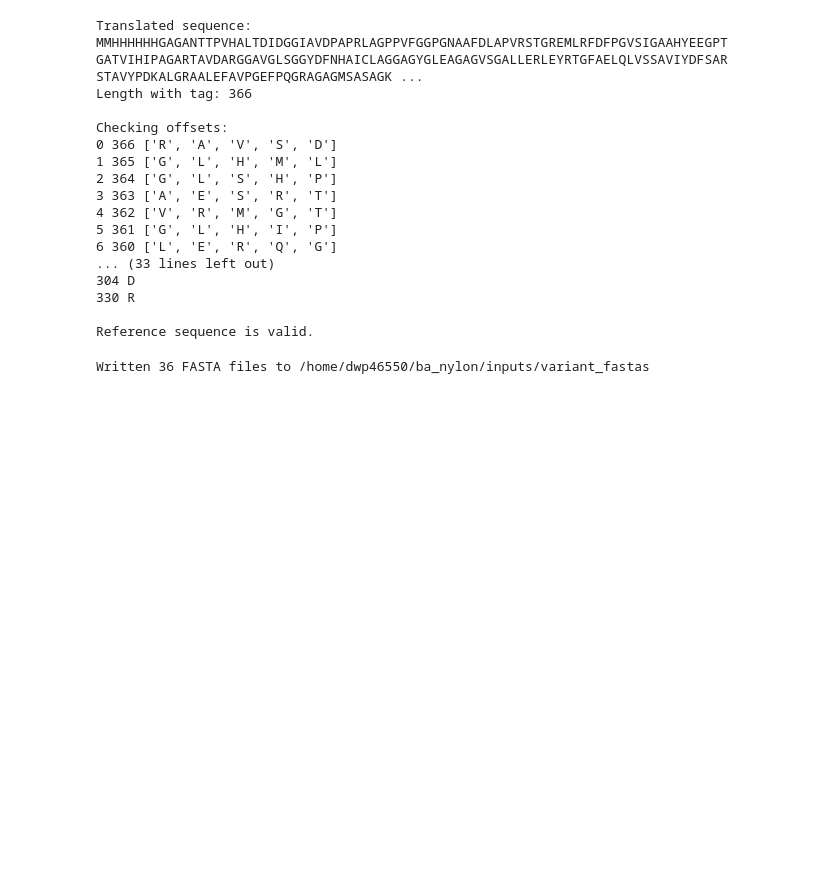
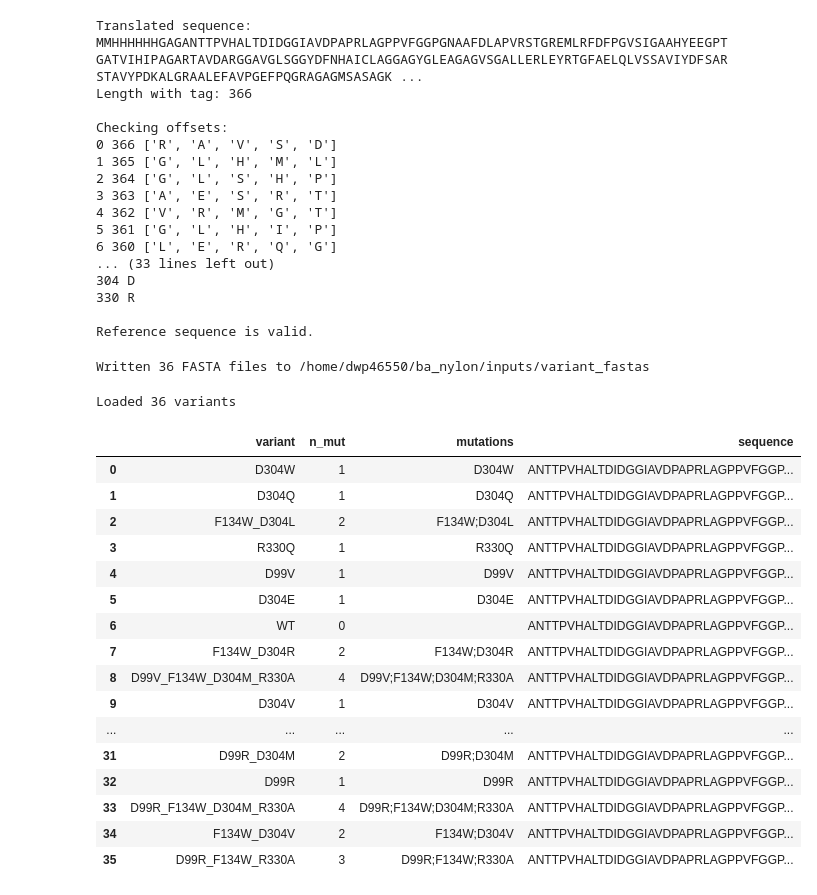
Before and after one commit to AJH305/nylon_md_features, a Jupyter notebook: Notebooks/02_lab_data_processing.ipynb, the cells around one changed output. Saved outputs shown, nothing was run; the diff lists cells and outputs as text; code cells hidden in the pictures; blank space fills up the shorter version.

```diff
--- a/Notebooks/02_lab_data_processing.ipynb
+++ b/Notebooks/02_lab_data_processing.ipynb
@@ -298,3 +298,58 @@ for _, row in df.iterrows():
 print(f"Written {len(df)} FASTA files to {out_dir}")
 # %% [output]
 Written 36 FASTA files to /home/dwp46550/ba_nylon/inputs/variant_fastas
+# %%
+from Bio import SeqIO
+
+fasta_dir = out_dir
+reference_file = out_dir/ "WT.fasta"
+
+reference_record = next(SeqIO.parse(reference_file, "fasta"))
+reference_seq = str(reference_record.seq)
+
+rows = []
+
+for fasta_file in fasta_dir.glob("*.fasta"):
+
+    record = next(SeqIO.parse(fasta_file, "fasta"))
+    seq = str(record.seq)
+
+    mutations = []
+
+    for pos, (wt_aa, var_aa) in enumerate(
+        zip(reference_seq, seq),
+        start=1
+    ):
+        if wt_aa != var_aa:
+            mutations.append(f"{wt_aa}{pos}{var_aa}")
+
+    rows.append({
+        "variant": fasta_file.stem,
+        "n_mut": len(mutations),
+        "mutations": ";".join(mutations),
+        "sequence": seq
+    })
+
+mutation_df = pd.DataFrame(rows)
+
+print(f"Loaded {len(mutation_df)} variants")
+display(mutation_df.head(36))
+# %% [output]
+Loaded 36 variants
+|  | variant | n_mut | mutations | sequence |
+| 0 | D304W | 1 | D304W | ANTTPVHALTDIDGGIAVDPAPRLAGPPVFGGP... |
+| 1 | D304Q | 1 | D304Q | ANTTPVHALTDIDGGIAVDPAPRLAGPPVFGGP... |
+| 2 | F134W_D304L | 2 | F134W;D304L | ANTTPVHALTDIDGGIAVDPAPRLAGPPVFGGP... |
+| 3 | R330Q | 1 | R330Q | ANTTPVHALTDIDGGIAVDPAPRLAGPPVFGGP... |
+| 4 | D99V | 1 | D99V | ANTTPVHALTDIDGGIAVDPAPRLAGPPVFGGP... |
+| 5 | D304E | 1 | D304E | ANTTPVHALTDIDGGIAVDPAPRLAGPPVFGGP... |
+| 6 | WT | 0 |  | ANTTPVHALTDIDGGIAVDPAPRLAGPPVFGGP... |
+| 7 | F134W_D304R | 2 | F134W;D304R | ANTTPVHALTDIDGGIAVDPAPRLAGPPVFGGP... |
+| 8 | D99V_F134W_D304M_R330A | 4 | D99V;F134W;D304M;R330A | ANTTPVHALTDIDGGIAVDPAPRLAGPPVFGGP... |
+| 9 | D304V | 1 | D304V | ANTTPVHALTDIDGGIAVDPAPRLAGPPVFGGP... |
+| ... | ... | ... | ... | ... |
+| 31 | D99R_D304M | 2 | D99R;D304M | ANTTPVHALTDIDGGIAVDPAPRLAGPPVFGGP... |
+| 32 | D99R | 1 | D99R | ANTTPVHALTDIDGGIAVDPAPRLAGPPVFGGP... |
+| 33 | D99R_F134W_D304M_R330A | 4 | D99R;F134W;D304M;R330A | ANTTPVHALTDIDGGIAVDPAPRLAGPPVFGGP... |
+| 34 | F134W_D304V | 2 | F134W;D304V | ANTTPVHALTDIDGGIAVDPAPRLAGPPVFGGP... |
+| 35 | D99R_F134W_R330A | 3 | D99R;F134W;R330A | ANTTPVHALTDIDGGIAVDPAPRLAGPPVFGGP... |
```
Also changed, not shown: parts of 1 cell of this notebook, 11 other files.
